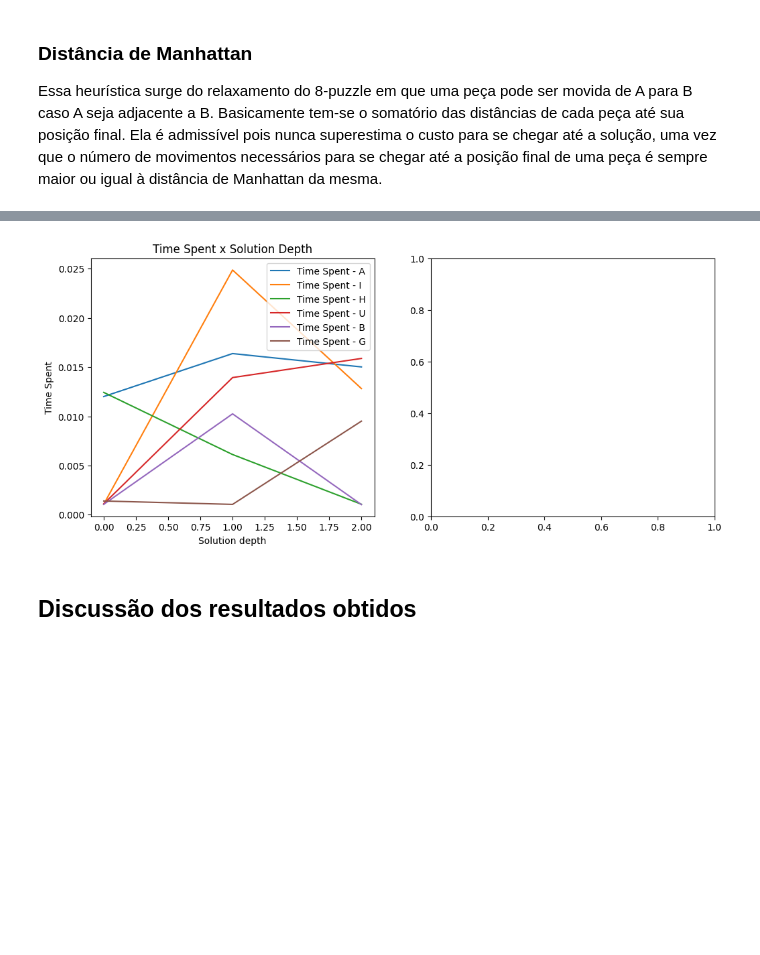
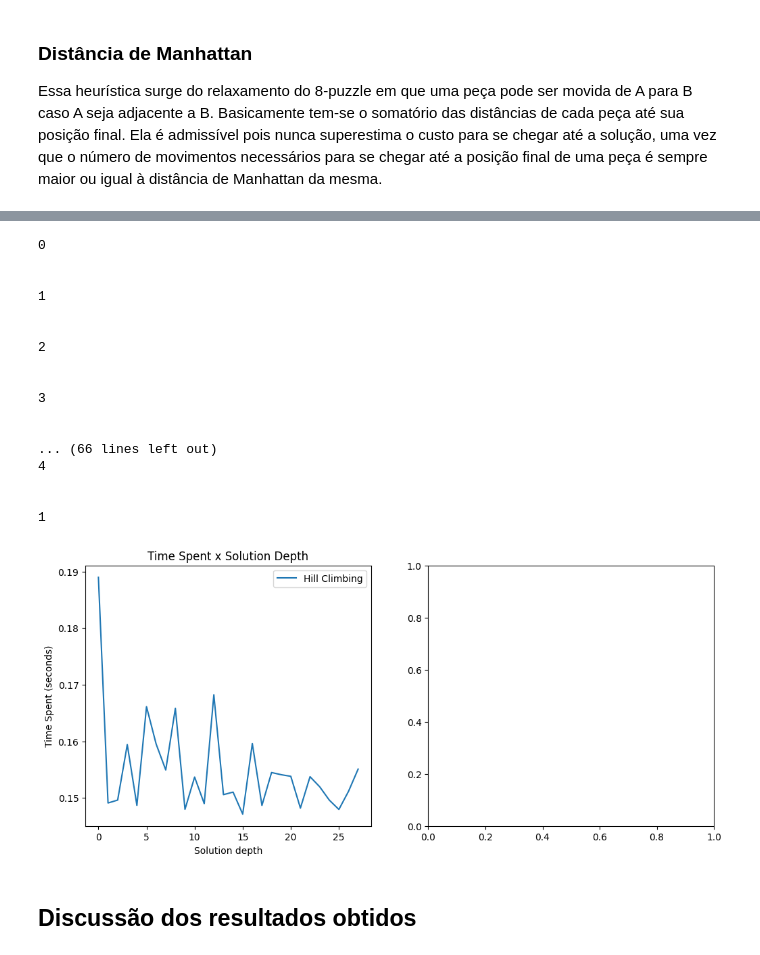
Before and after one commit to paduathiago/AI-8_ways_to_solve_8-puzzle, a Jupyter notebook: documentacao.ipynb, the cells around one changed output, grey strips where cells are left out. Saved outputs shown, nothing was run; the diff lists cells and outputs as text; code cells hidden in the pictures; blank space fills up the shorter version.

Commit message:
update documentation. works with hill climbing as the exception

```diff
--- a/documentacao.ipynb
+++ b/documentacao.ipynb
@@ -72,29 +74,55 @@ import matplotlib.pyplot as plt
 import time
 # %%
 args = ['python3', 'tp1.py']
-algorithms = ['A', 'I', 'H', 'U', 'B', 'G']
+algorithms = ['H']
+algs_dict = {'A': 'A*', 'B': 'BFS', 'G': 'Greedy Best-First','H': 'Hill Climbing',
+            'I': 'Iterative Deepening', 'U': 'Uniform Cost'}
 # %%
 fig, axs = plt.subplots(1, 2, figsize=(12, 5))
 
 with open("input.txt", "r") as input_file:
     lines = [line.strip() for line in input_file.readlines()]
     for alg in algorithms:
         time_spent = []
+        explored_nodes = []
         for entry in lines:
             start_time = time.time()
             process = subprocess.Popen(args + [alg] + entry.split(sep = ' '), stdout=subprocess.PIPE, text=True)
+            output, _ = process.communicate()
             finish_time = time.time()
-            output, _ = process.communicate()
             time_spent.append(finish_time - start_time)
+            print(output)
 
-        axs[0].plot(range(0, 3), time_spent, label=f"Time Spent - {alg}")
-        axs[0].set(xlabel='Solution depth', ylabel='Time Spent', title='Time Spent x Solution Depth')
+        axs[0].plot(range(0, 28), time_spent, label=f"{algs_dict[alg]}")
+        axs[0].set(xlabel='Solution depth', ylabel='Time Spent (seconds)', title='Time Spent x Solution Depth')
         axs[0].legend()
 
+        """
+        # You must be on branch "performance analysis" to run this part of the code
+        axs[1].plot(range(0, 32), explored_nodes, label=f"{algs_dict[alg]}")
+        axs[1].set(xlabel='Solution depth', ylabel='Explored Nodes', title='Explored Nodes x Solution Depth')
+        axs[1].legend()
+        """
+
     plt.show()
-
-        # plot number of expanded nodes
 # %% [output]
+0
+
+
+1
+
+
+2
+
+
+3
+
+
+... (66 lines left out)
+4
+
+
+1
-[figure, old version]
+[figure, new version]
 # %% [markdown]
 ## Discussão dos resultados obtidos
```
Also changed, not shown: parts of 1 cell of this notebook, 1 other file.
